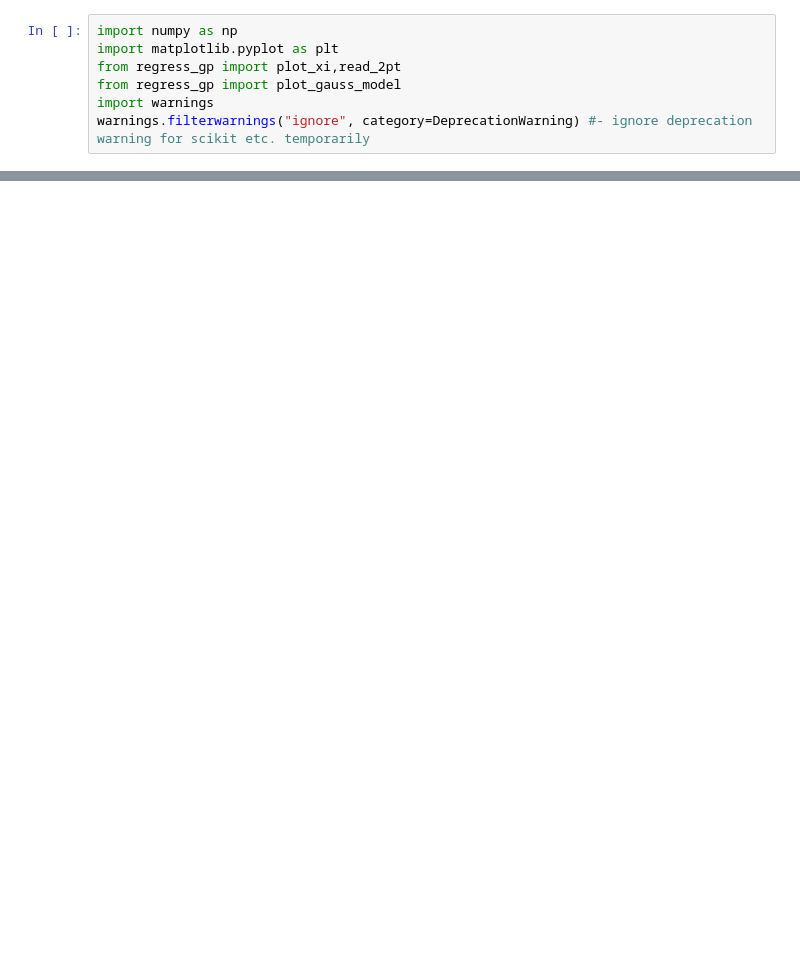
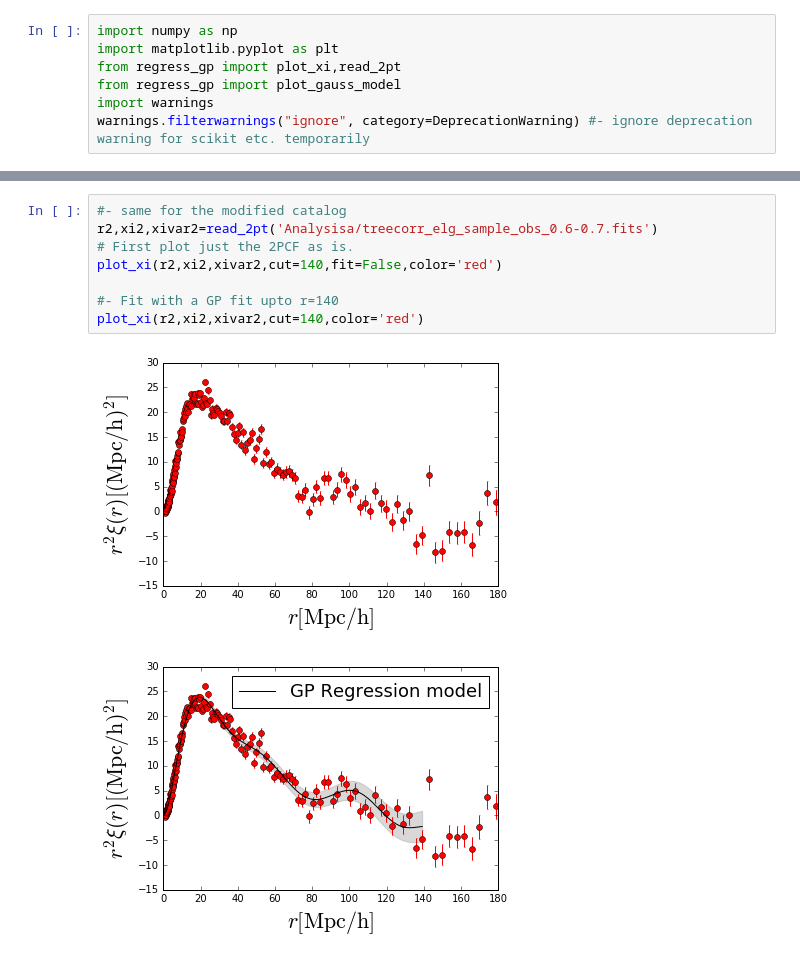
Before and after one commit to gdhungana/FitBAO, a Jupyter notebook: fitbao/fitbao.ipynb, the cells around one changed output, grey strips where cells are left out. Cells and saved outputs as stored; diff of their text form; blank space fills up the shorter version.

```diff
--- a/fitbao/fitbao.ipynb
+++ b/fitbao/fitbao.ipynb
@@ -22,0 +21,11 @@ plot_xi(r,xi,xivar,cut=140)
+# %%
+#- same for the modified catalog
+r2,xi2,xivar2=read_2pt('Analysisa/treecorr_elg_sample_obs_0.6-0.7.fits')
+# First plot just the 2PCF as is.
+plot_xi(r2,xi2,xivar2,cut=140,fit=False,color='red')
+
+#- Fit with a GP fit upto r=140
+plot_xi(r2,xi2,xivar2,cut=140,color='red')
+# %% [output]
+[figure, added]
+[figure, added]
```
Also changed, not shown: parts of 5 cells of this notebook.
